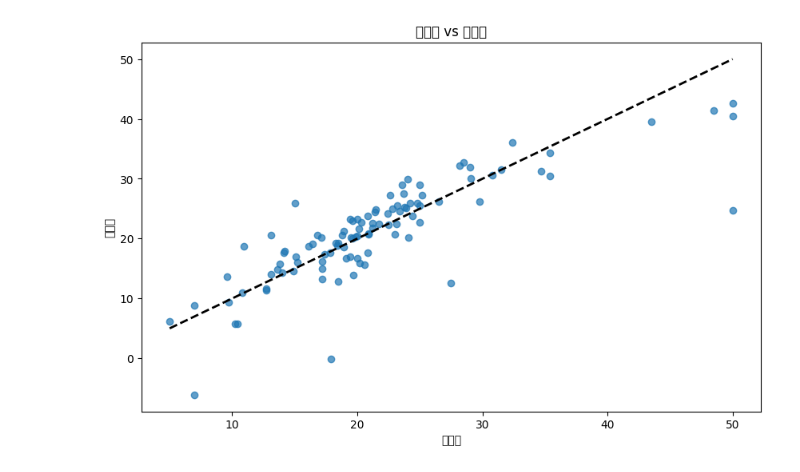
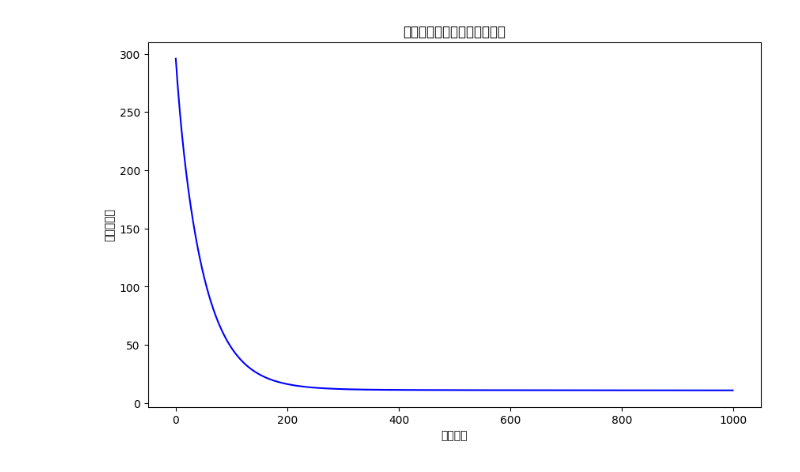
Before and after one commit to xiaoshunren/AI, a Jupyter notebook: Ai-Study/LINEARREGRESSION/boston_house_price.ipynb, the cells around one changed output. Drawn from its saved outputs; the diff is of its cells as text; code cells hidden in the pictures.

```diff
--- a/Ai-Study/LINEARREGRESSION/boston_house_price.ipynb
+++ b/Ai-Study/LINEARREGRESSION/boston_house_price.ipynb
@@ -1,7 +1,13 @@
 # %%
-import matplotlib.pyplot as plt # 数据可视化
-import pandas as pd # 序列高级函数
-import numpy as np # 基础值算法
+import matplotlib.pyplot as plt  # 数据可视化
+import pandas as pd  # 数据处理和分析
+import numpy as np  # 科学计算
+
+# 导入必要的机器学习库
+from sklearn.model_selection import train_test_split  # 数据集划分
+from sklearn.preprocessing import StandardScaler  # 数据标准化
+from sklearn.linear_model import LinearRegression  # 线性回归模型
+from sklearn.metrics import mean_squared_error, r2_score  # 模型评估
 
 # 影响因素
 # CRIM（人均犯罪率） ; NOX（一氧化氮浓度） ; RM（住宅房间数）; AGE（1940年以前建造的住宅比例）; DIS（距离波士顿五个主要就业中心的加权距离）
@@ -16,20 +22,36 @@ import numpy as np # 基础值算法
 # 模型评估
 # 需要导入的API
 
-from sklearn.model_selection import train_test_split
-from sklearn.preprocessing import StandardScaler
-from sklearn.linear_model import LinearRegression
-from sklearn.metrics import mean_absolute_error
-from sklearn.metrics import mean_squared_error, r2_score
 
 # 加载数据集
-file_path = r'C:\Users\10075\Downloads\Ai-Study\DataSet\Boston Housing.csv'
+file_path = 'C:\\Users\\10075\\Downloads\\Ai-Study\\DataSet\\Boston Housing.csv'
 data = pd.read_csv(file_path)
 
 # 修正目标列名，去除多余空格
 data.rename(columns={'medv ': 'medv'}, inplace=True)
 
-# 将数据分为特征和目标变量
+# 数据集头部
+data.head()
+
+# 数据集基本信息
+data.info()
+
+
+# 数据集的描述性统计信息
+data.describe()
+
+
+# 检查缺失值情况
+missing_values = data.isnull().sum()
+missing_values
+
+
+#计算各特征之间的相关性
+correlation_matrix = data.corr()
+correlation_matrix
+
+
+# 将数据分为特征变量（X）和目标变量（y）
 X = data.drop('medv', axis=1)
 y = data['medv']
 
@@ -41,12 +63,51 @@ scaler = StandardScaler()
 X_train = scaler.fit_transform(X_train)
 X_test = scaler.transform(X_test)
 
+# 添加一列全为1的列作为偏置项
+X_train = np.c_[np.ones(X_train.shape[0]), X_train]
+X_test = np.c_[np.ones(X_test.shape[0]), X_test]
+
+# 初始化模型参数
+theta = np.zeros(X_train.shape[1])
+
+# 定义损失函数（均方误差）
+def compute_cost(X, y, theta):
+    m = len(y)
+    predictions = X.dot(theta)
+    cost = (1 / (2 * m)) * np.sum((predictions - y) ** 2)
+    return cost
+
+# 梯度下降算法
+def gradient_descent(X, y, theta, learning_rate, iterations):
+    m = len(y)
+    cost_history = []
+
+    for i in range(iterations):
+        predictions = X.dot(theta)
+        theta = theta - (1 / m) * learning_rate * (X.T.dot(predictions - y))
+        cost = compute_cost(X, y, theta)
+        cost_history.append(cost)
+
+        # 打印损失函数值
+        if i % 100 == 0:
+            print(f"迭代次数 {i}: 损失函数值 = {cost}")
+
+    return theta, cost_history
+
+# 设置梯度下降算法的超参数
+learning_rate = 0.01
+iterations = 1000
+
+# 使用训练集进行梯度下降
+theta, cost_history = gradient_descent(X_train, y_train, theta, learning_rate, iterations)
+
 # 训练线性回归模型
 model = LinearRegression()
 model.fit(X_train, y_train)
 
 # 在测试集上进行预测
-y_pred = model.predict(X_test)
+y_pred = X_test.dot(theta)
+
 
 # 评估模型性能
 mse = mean_squared_error(y_test, y_pred)
@@ -54,6 +115,14 @@ r2 = r2_score(y_test, y_pred)
 
 print(f'均方误差 (MSE): {mse}')
 print(f'决定系数 (R²): {r2}')
+
+# 可视化损失函数值随迭代次数的变化
+plt.figure(figsize=(10, 6))
+plt.plot(range(iterations), cost_history, 'b')
+plt.xlabel('迭代次数')
+plt.ylabel('损失函数值')
+plt.title('损失函数值随迭代次数的变化')
+plt.show()
 
 # 可视化预测值与实际值
 plt.figure(figsize=(10, 6))
@@ -69 +153 @@ plt.show()
-[figure, old version]
+[figure, new version]
```
Also changed, not shown: parts of 1 cell of this notebook.
